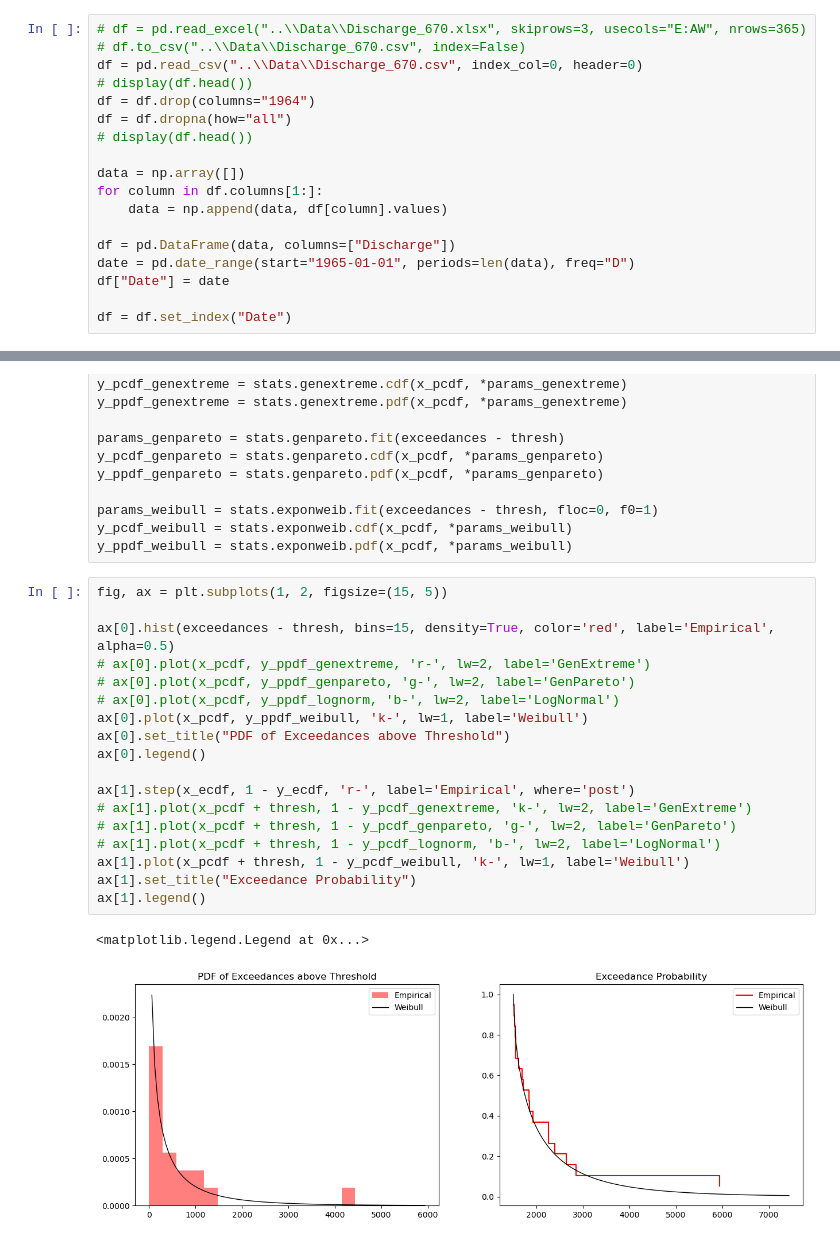
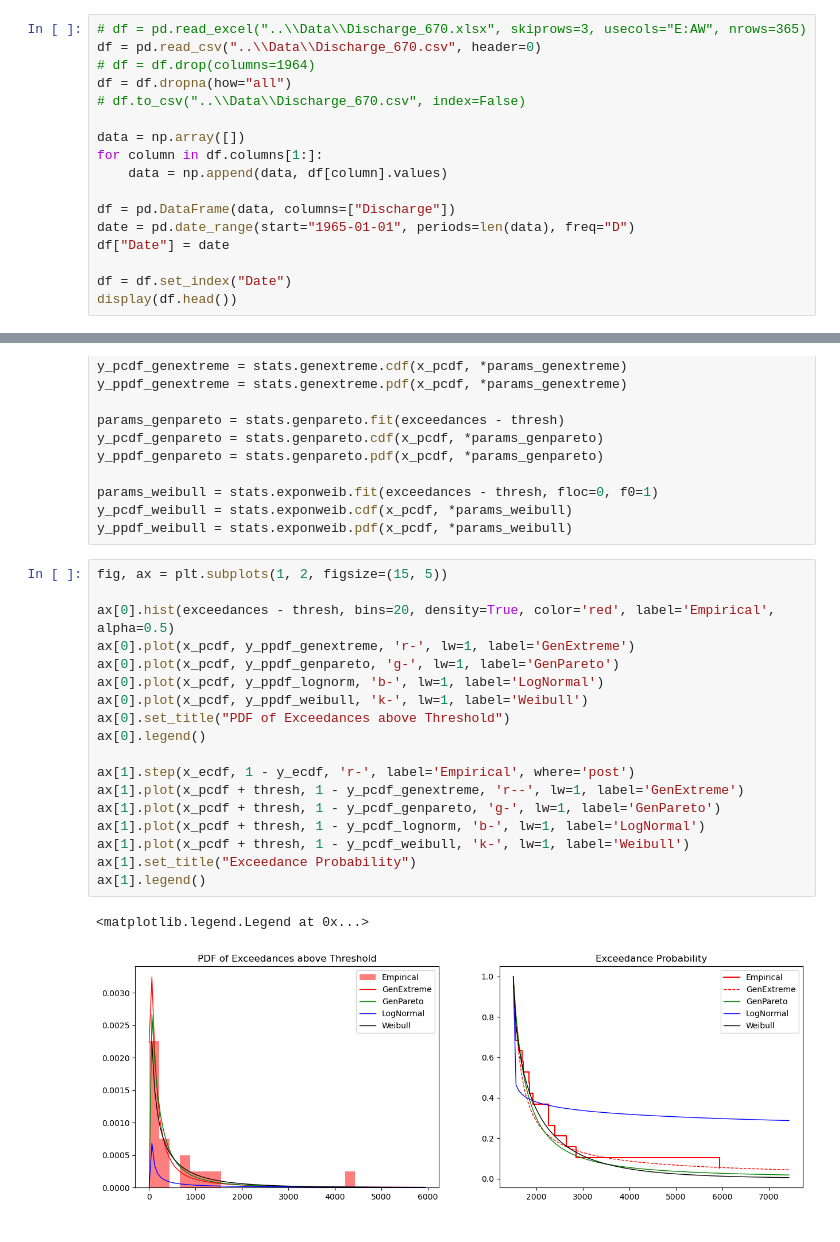
Before and after one commit to maxblw/CIEM4301_dam_design, a Jupyter notebook: Discharge/EVA.ipynb, the cells around one changed output, grey strips where cells are left out. Cells and saved outputs as stored; diff of their text form.

```diff
--- a/Discharge/EVA.ipynb
+++ b/Discharge/EVA.ipynb
@@ -6,12 +6,10 @@ import scipy.stats as stats
 from scipy.signal import find_peaks
 # %%
 # df = pd.read_excel("..\\Data\\Discharge_670.xlsx", skiprows=3, usecols="E:AW", nrows=365)
+df = pd.read_csv("..\\Data\\Discharge_670.csv", header=0)
+# df = df.drop(columns=1964)
+df = df.dropna(how="all")
 # df.to_csv("..\\Data\\Discharge_670.csv", index=False)
-df = pd.read_csv("..\\Data\\Discharge_670.csv", index_col=0, header=0)
-# display(df.head())
-df = df.drop(columns="1964")
-df = df.dropna(how="all")
-# display(df.head())
 
 data = np.array([])
 for column in df.columns[1:]:
@@ -22,3 +20,4 @@ date = pd.date_range(start="1965-01-01", periods=len(data), freq="D")
 df["Date"] = date
 
 df = df.set_index("Date")
+display(df.head())
@@ -74,24 +81,24 @@ y_ppdf_weibull = stats.exponweib.pdf(x_pcdf, *params_weibull)
 # %%
 fig, ax = plt.subplots(1, 2, figsize=(15, 5))
 
-ax[0].hist(exceedances - thresh, bins=15, density=True, color='red', label='Empirical', alpha=0.5)
-# ax[0].plot(x_pcdf, y_ppdf_genextreme, 'r-', lw=2, label='GenExtreme')
-# ax[0].plot(x_pcdf, y_ppdf_genpareto, 'g-', lw=2, label='GenPareto')
-# ax[0].plot(x_pcdf, y_ppdf_lognorm, 'b-', lw=2, label='LogNormal')
+ax[0].hist(exceedances - thresh, bins=20, density=True, color='red', label='Empirical', alpha=0.5)
+ax[0].plot(x_pcdf, y_ppdf_genextreme, 'r-', lw=1, label='GenExtreme')
+ax[0].plot(x_pcdf, y_ppdf_genpareto, 'g-', lw=1, label='GenPareto')
+ax[0].plot(x_pcdf, y_ppdf_lognorm, 'b-', lw=1, label='LogNormal')
 ax[0].plot(x_pcdf, y_ppdf_weibull, 'k-', lw=1, label='Weibull')
 ax[0].set_title("PDF of Exceedances above Threshold")
 ax[0].legend()
 
 ax[1].step(x_ecdf, 1 - y_ecdf, 'r-', label='Empirical', where='post')
-# ax[1].plot(x_pcdf + thresh, 1 - y_pcdf_genextreme, 'k-', lw=2, label='GenExtreme')
-# ax[1].plot(x_pcdf + thresh, 1 - y_pcdf_genpareto, 'g-', lw=2, label='GenPareto')
-# ax[1].plot(x_pcdf + thresh, 1 - y_pcdf_lognorm, 'b-', lw=2, label='LogNormal')
+ax[1].plot(x_pcdf + thresh, 1 - y_pcdf_genextreme, 'r--', lw=1, label='GenExtreme')
+ax[1].plot(x_pcdf + thresh, 1 - y_pcdf_genpareto, 'g-', lw=1, label='GenPareto')
+ax[1].plot(x_pcdf + thresh, 1 - y_pcdf_lognorm, 'b-', lw=1, label='LogNormal')
 ax[1].plot(x_pcdf + thresh, 1 - y_pcdf_weibull, 'k-', lw=1, label='Weibull')
 ax[1].set_title("Exceedance Probability")
 ax[1].legend()
 # %% [output]
 <matplotlib.legend.Legend at 0x...>
-[figure, old version]
+[figure, new version]
 # %%
 # return period
 RT = np.arange(2, 20000, 1)
```
Also changed, not shown: parts of 3 cells of this notebook, 17 other files.
